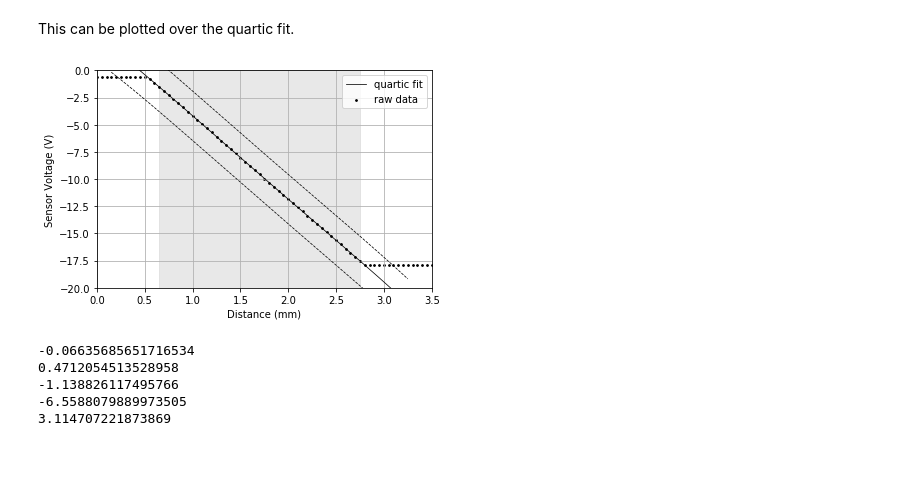
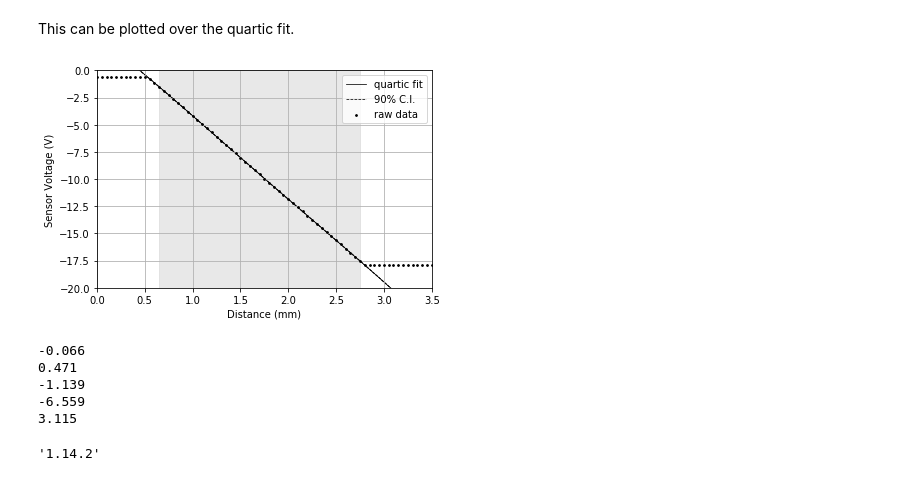
Before and after one commit to mmolter/ME303, a Jupyter notebook: Labs/Lab 2 - Calibration/calibration_analysis.ipynb, the cells around one changed output. Cells and saved outputs as stored; diff of their text form; code cells hidden in the pictures.

Commit message:
Fixed graph errors

```diff
--- a/Labs/Lab 2 - Calibration/calibration_analysis.ipynb
+++ b/Labs/Lab 2 - Calibration/calibration_analysis.ipynb
@@ -196,35 +194,39 @@ This can be plotted over the quartic fit.
 # %%
 lb, ub = 0.65, 2.75
 
 lr = df[(df['position'] > lb) & (df['position'] < ub)]
 
 C = np.polyfit(lr['position'], lr['voltage'], 4)
 f = np.poly1d(C)
 
 x = np.linspace(lb - 0.5, ub + 0.5, 1000)
 
-plt.scatter(df['position'], df['voltage'], s=3, color='black', label='raw data')
-plt.plot(x, f(x), linewidth=0.75, color='black', linestyle='-', label='quartic fit')
-plt.plot(x, f(x) + CI*500, linewidth=0.75, color='black', linestyle='--')
-plt.plot(x, f(x) - CI*500, linewidth=0.75, color='black', linestyle='--')
+plt.scatter(df['position'], df['voltage'], s=3, color='black', label='raw data', zorder=2)
+plt.plot(x, f(x), linewidth=0.75, color='black', linestyle='-', label='quartic fit', zorder=1)
+plt.plot(x, f(x) + CI, linewidth=0.75, color='black', linestyle='--', zorder=1, label='90% C.I.')
+plt.plot(x, f(x) - CI, linewidth=0.75, color='black', linestyle='--', zorder=1)
 plt.axvspan(lb, ub, alpha=0.5, color='lightgrey', zorder=0)
 
 plt.legend(loc='upper right')
 plt.ylabel('Sensor Voltage (V)')
 plt.xlabel('Distance (mm)')
 plt.ylim((-20, 0))
 plt.xlim((0, 3.5))
 plt.grid()
 
 plt.savefig('quartic', dpi=300)
 plt.show()
 
 for i in C:
-    print(i)
+    print('{i:.3f}'.format(i=i))
 # %% [output]
-[figure, old version]
+[figure, new version]
--0.06635685651716534
-0.4712054513528958
--1.138826117495766
--6.5588079889973505
-3.114707221873869
+-0.066
+0.471
+-1.139
+-6.559
+3.115
+# %%
+np.__version__
+# %% [output]
+'1.14.2'
```
Also changed, not shown: parts of 3 cells of this notebook, 3 other files.
